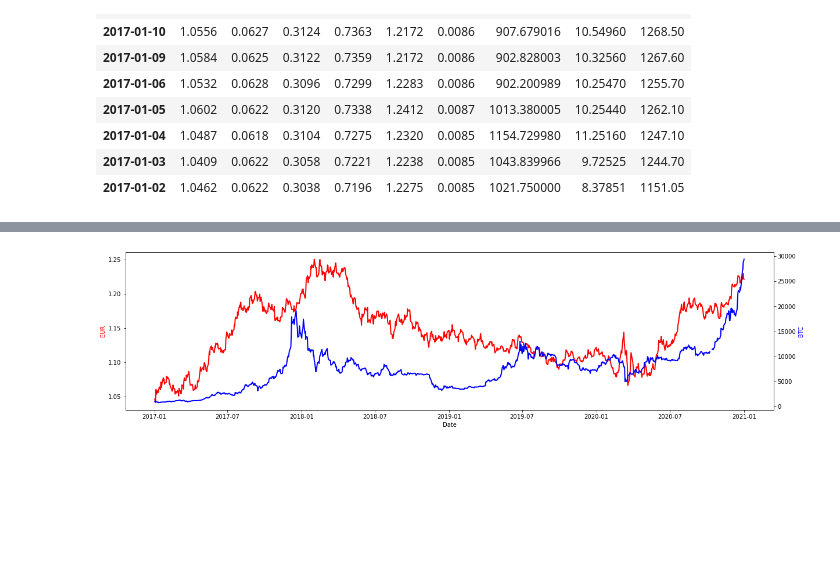
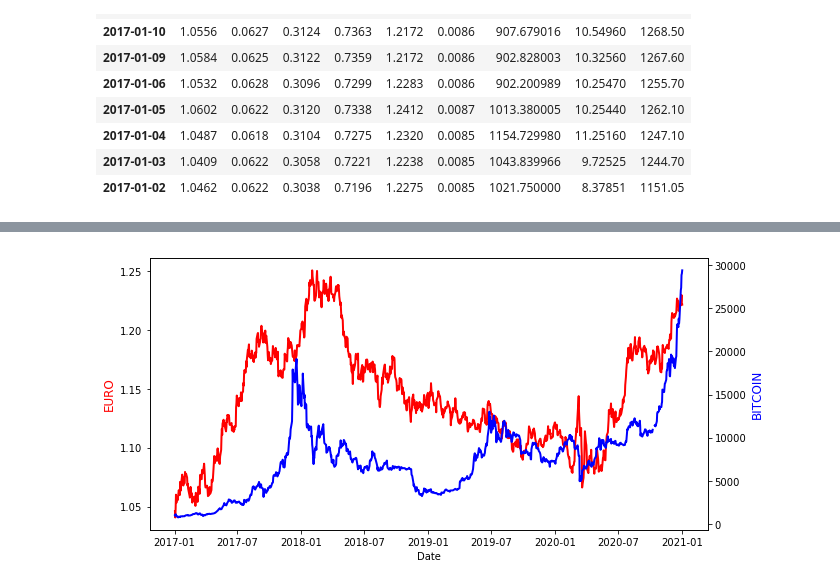
Before and after one commit to hmhadi/Project_1, a Jupyter notebook: forex_api.ipynb, the cells around one changed output, grey strips where cells are left out. Saved outputs shown, nothing was run; the diff lists cells and outputs as text; code cells hidden in the pictures; blank space fills up the shorter version.

```diff
--- a/forex_api.ipynb
+++ b/forex_api.ipynb
@@ -417,24 +477,24 @@ plt.show()
 # %%
 # EUR vs. BTC
 
 x = all_df.index
 y1 = all_df['EUR']
 y2 = all_df['BTC']
 
-fig, ax1 = plt.subplots(figsize=(20,5))
+fig, ax1 = plt.subplots(figsize=(10,5))
 
 ax2 = ax1.twinx()
 ax1.plot(x, y1, 'r-', linewidth=2)
 ax2.plot(x, y2, 'b-', linewidth=2)
 
 ax1.set_xlabel('Date')
-ax1.set_ylabel('EUR', color='r')
-ax2.set_ylabel('BTC', color='b')
+ax1.set_ylabel('EURO', color='r', size = 12)
+ax2.set_ylabel('BITCOIN', color='b', size = 12)
 
 
 plt.show()
 # %% [output]
-[figure, old version]
+[figure, new version]
 # %%
 # GBP vs. BTC
 
```
Also changed, not shown: parts of 29 cells of this notebook, 2 other files.
